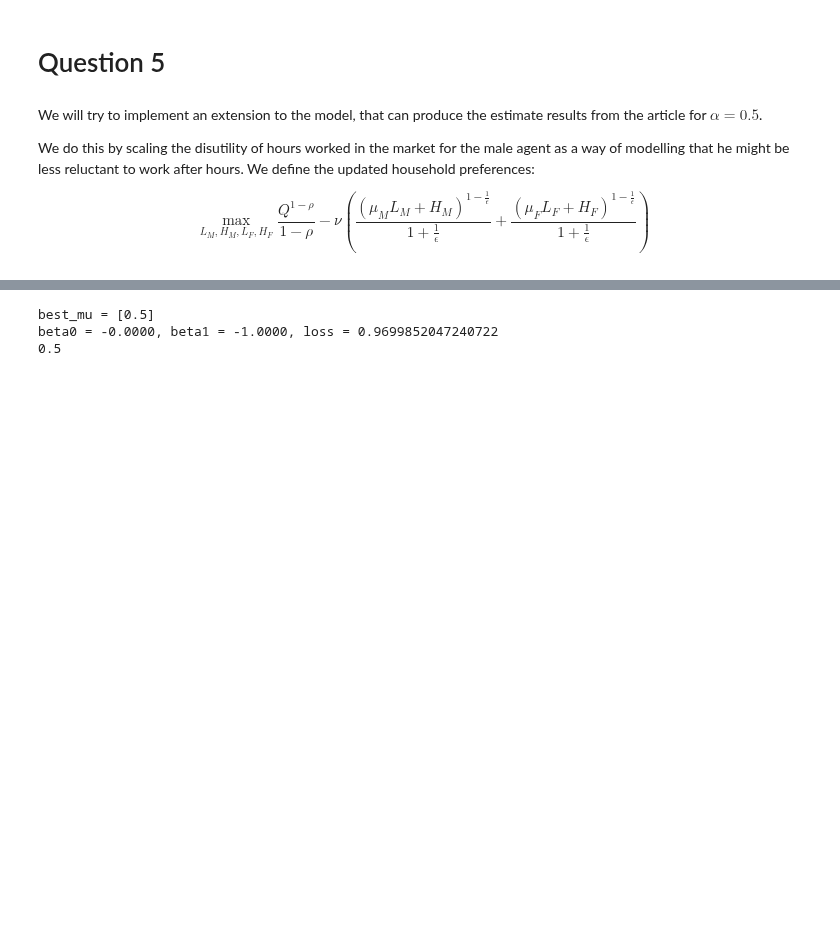
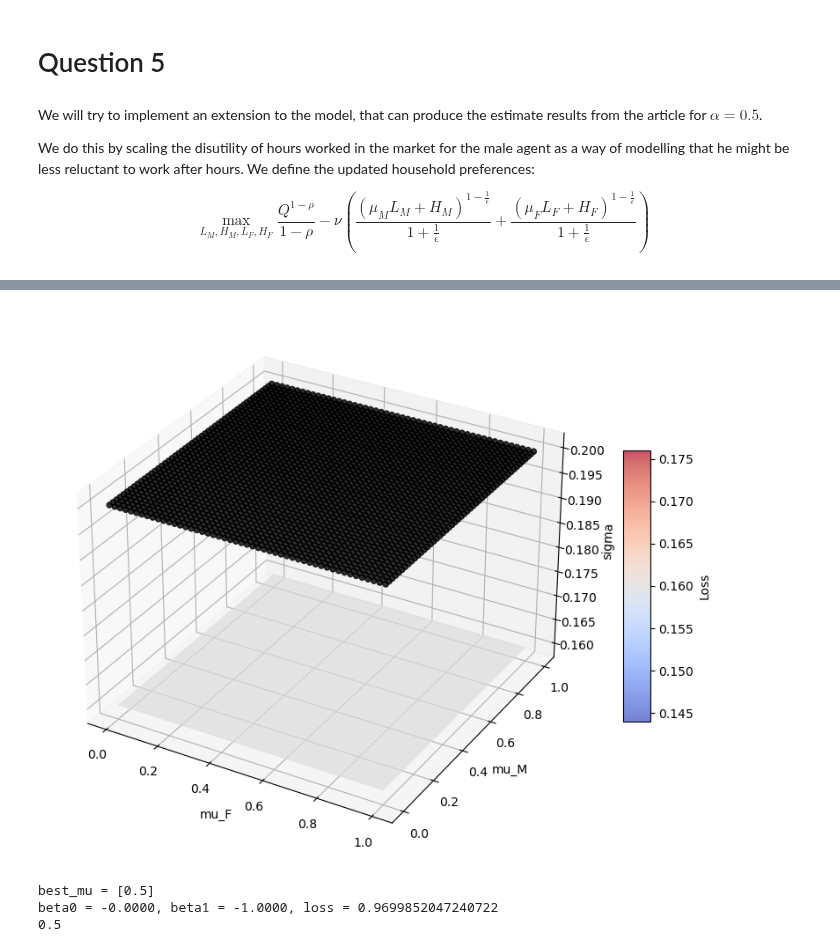
Before and after one commit to NumEconCopenhagen/projects-2023-bpr871, a Jupyter notebook: inauguralproject/inauguralproject.ipynb, the cells around one changed output, grey strips where cells are left out. Drawn from its saved outputs; the diff is of its cells as text; code cells hidden in the pictures; blank space fills up the shorter version.

Commit message:
only Q5 missing. Right beta1, wrong beta0

```diff
--- a/inauguralproject/inauguralproject.ipynb
+++ b/inauguralproject/inauguralproject.ipynb
@@ -322,14 +336,16 @@ $$\max_{L_M, H_M, L_F, H_F} \frac{Q^{1-\rho}}{1-\rho}-\nu \left(\frac{(\mu_M L_M
 ### BLOCK 5.1 ###
 def objective_fnc(parameters):
     # Unpack parameters
-    mu_M, mu_F, sigma = parameters
+    mu_F, mu_M, sigma = parameters
+
+    # Print values of mu_F and mu_M
+    print(f"mu_F = {mu_F}, mu_M = {mu_M}")
 
     # Initialize class instance
     func = HouseholdOptimizationClass()
     func.par.extention = True
 
     # Set parametes of func
-    #func.par.alpha = 0.5
     func.par.mu_F = mu_F
     func.par.mu_M = mu_M
     func.par.sigma = sigma
@@ -346,21 +362,20 @@ def objective_fnc(parameters):
     beta1_target = -0.1
     beta1 = slope
     loss = (beta0_target - beta0)**2 + (beta1_target - beta1)**2
-    #print(beta0, beta1, loss)
+    print(f"beta0 = {beta0}, beta1 = {beta1}, loss = {loss}")
+    print(ratio_H)
     return loss
 
 
 """"""
 # Perform optimization
-x1 = (1, 0.5, 0.2)  # Initial guess
+x1 = (1.1, 0.1, 0.2)  # Initial guess
 
 # Bounds for parameters mu, sigma
 bounds_mu_F_mu_M_sigma = [(1e-8,2-1e-8),(1e-8,1-1e-8),(0-1e-8,1-1e-8)]
 optimize_result = optimize.minimize(objective_fnc, x1, method='Nelder-Mead', bounds = bounds_mu_F_mu_M_sigma)
-# best_mu, best_sigma = optimize_result.x
-# print(f"best_mu = {best_mu}, best_sigma = {best_sigma}")
 
-# Extracting the optimized alpha and sigma and the loss
+# Extracting the optimized mu_F, mu_M and sigma and the loss
 best_mu_F, best_mu_M, best_sigma = optimize_result.x
 loss = optimize_result.fun
 
@@ -441,0 +414,65 @@ plt.show()
+# %%
+import matplotlib.pyplot as plt
+from mpl_toolkits.mplot3d import Axes3D
+import numpy as np
+
+# Define objective function
+def objective_fnc(parameters):
+    # Unpack parameters
+    mu_F, mu_M, sigma = parameters
+
+    # ...rest of the code here...
+
+    return loss
+
+# Define bounds for parameters mu_F, mu_M and sigma
+bounds_mu_F_mu_M_sigma = [(1e-8,1-1e-8),(1e-8,1-1e-8),(0-1e-8,1-1e-8)]
+
+# Generate a grid of values for mu_F and mu_M
+mu_F_grid, mu_M_grid = np.meshgrid(np.linspace(1e-8, 1-1e-8, 50), np.linspace(1e-8, 1-1e-8, 50))
+
+# Initialize empty lists to store loss values and optimized values of sigma
+losses = []
+sigmas = []
+
+# Iterate over grid values
+for mu_F, mu_M in zip(mu_F_grid.ravel(), mu_M_grid.ravel()):
+    # Set initial guess for sigma
+    x0 = (mu_F, mu_M, 0.2)
+
+    # Perform optimization
+    optimize_result = optimize.minimize(objective_fnc, x0, method='Nelder-Mead', bounds=bounds_mu_F_mu_M_sigma)
+
+    # Extract optimized sigma and loss
+    sigma = optimize_result.x[2]
+    loss = optimize_result.fun
+
+    # Append to lists
+    losses.append(loss)
+    sigmas.append(sigma)
+
+    # Print progress
+    print(f"mu_F = {mu_F:.2f}, mu_M = {mu_M:.2f}, sigma = {sigma:.2f}, loss = {loss:.2f}")
+
+# Reshape loss and sigma lists into grids for plotting
+loss_grid = np.reshape(losses, mu_F_grid.shape)
+sigma_grid = np.reshape(sigmas, mu_F_grid.shape)
+
+# Plot results
+fig = plt.figure(figsize=(10, 8))
+ax = fig.add_subplot(111, projection='3d')
+
+# Plot loss surface
+surf = ax.plot_surface(mu_F_grid, mu_M_grid, loss_grid, cmap='coolwarm', alpha=0.7)
+cbar = fig.colorbar(surf, shrink=0.5, aspect=10)
+cbar.ax.set_ylabel('Loss')
+
+# Plot sigma as a function of mu_F and mu_M
+ax.scatter(mu_F_grid, mu_M_grid, sigma_grid, color='black', alpha=0.8)
+
+ax.set_xlabel('mu_F')
+ax.set_ylabel('mu_M')
+ax.set_zlabel('sigma')
+
+plt.show()
+# %% [output]
@@ -442,3 +496,4 @@ plt.show()
+[figure, added]
 # %%
 ### BLOCK 5.1 ###
 def objective_fnc(parameters):
```
Also changed, not shown: parts of 7 cells of this notebook, 1 other file.
